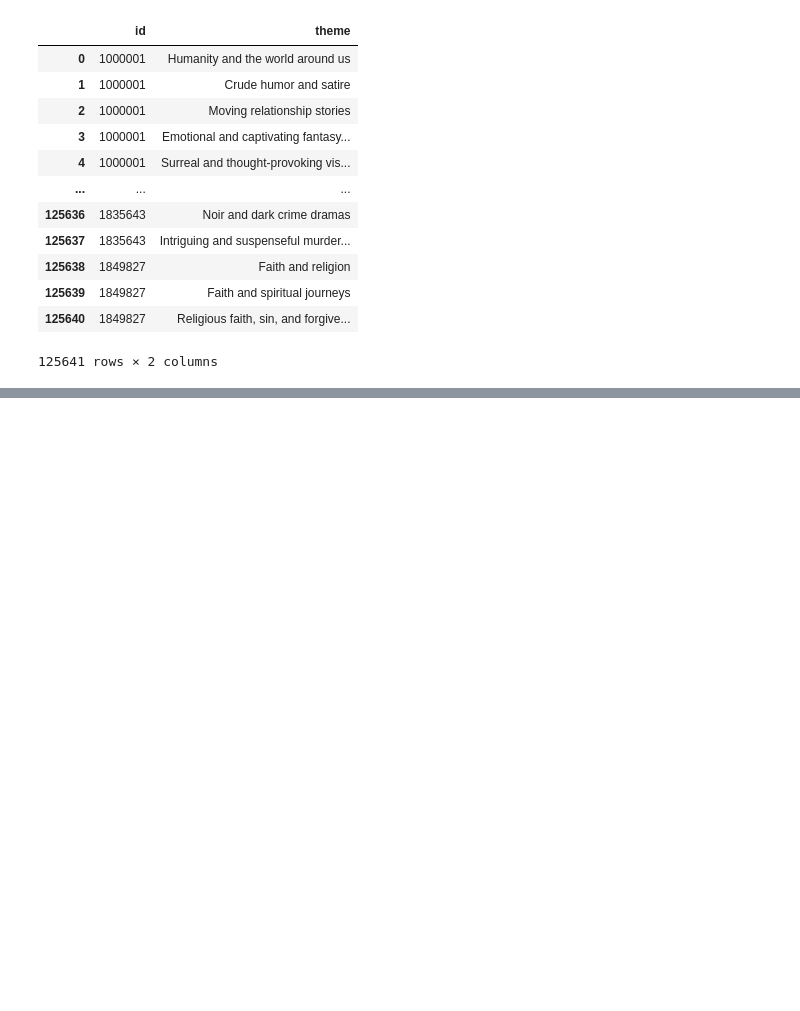
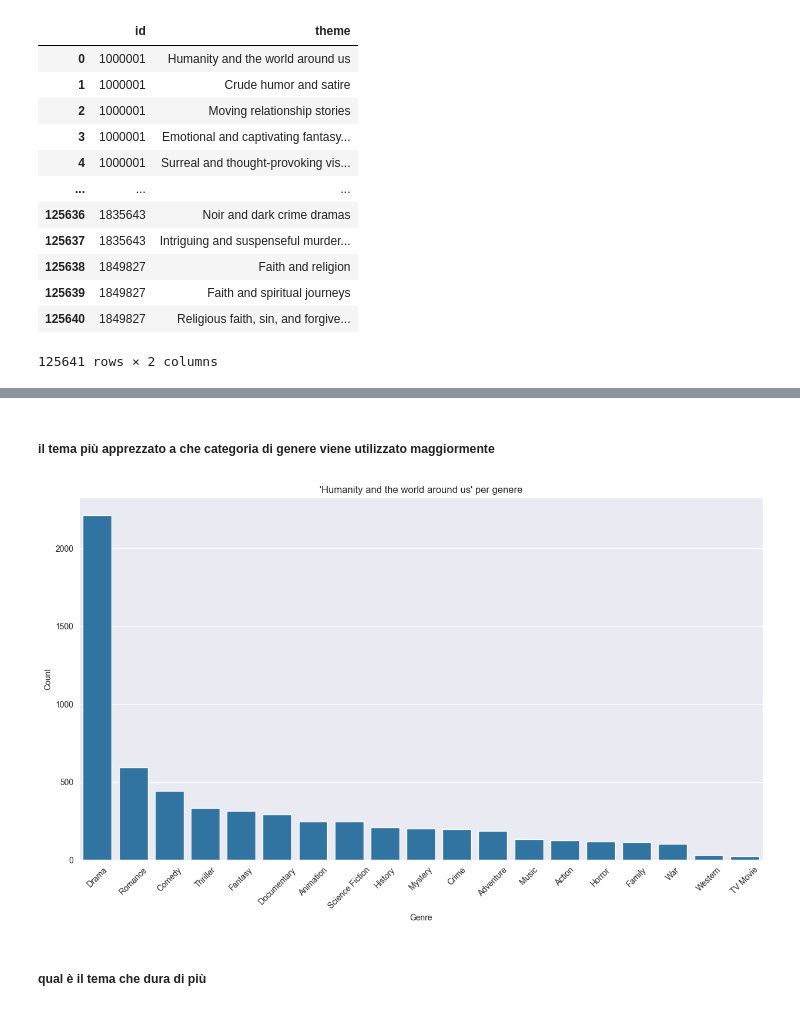
Before and after one commit to DominikGani/Domenico-Ganino-Progetto-IUM-2025, a Jupyter notebook: Main.ipynb, the cells around one changed output, grey strips where cells are left out. Drawn from its saved outputs; the diff is of its cells as text; code cells hidden in the pictures; blank space fills up the shorter version.

Commit message:
Analisi di themes, languages e studios
Analisi approfondita di altri dataset uniti al dataset principale dei film

```diff
--- a/Main.ipynb
+++ b/Main.ipynb
@@ -675,0 +675,4 @@ themes_df
+# %%
+# non utilizziamo il dataset con tutti i menbri della crew ma ci concentriamo sui direttori del film
+movies_w_themes = pd.merge(directors, themes_df, on = "id")
+movies_w_themes
@@ -675,0 +712,9 @@ themes_df
+# %%
+
+themes_avg_rating = movies_w_themes.groupby("theme")["rating"].mean().sort_values(ascending = False).reset_index(name = "avg_rating")
+# possiamo notare come i temi più graditi rispecchiano la categoria del genere infatti tra le prime posizioni troviamo dei temi drammatici e invece alle ultime posizioni troviamo temi horror
+id_best_theme = themes_avg_rating["avg_rating"].idxmax()
+
+best_theme = themes_avg_rating.loc[id_best_theme]
+print(f"il tema più apprezzato è {best_theme.theme} con una media di {best_theme.avg_rating:.3f}")
+themes_avg_rating
@@ -675,0 +736,15 @@ themes_df
+# %% [markdown]
+##### il tema più apprezzato a che categoria di genere viene utilizzato maggiormente
+# %%
+data_theme = movies_w_themes[movies_w_themes["theme"] == best_theme.theme].groupby("genre").size().reset_index(name = "n_films").sort_values("n_films", ascending = False)
+plt.figure(figsize = (15, 8))
+ax = sns.barplot(data = data_theme, x = "genre", y = "n_films")
+plt.title(f"'{best_theme.theme}' per genere")
+plt.xlabel("Genre")
+plt.ylabel("Count")
+plt.xticks(rotation = 45)
+plt.show()
+# %% [output]
+[figure, added]
+# %% [markdown]
+##### qual è il tema che dura di più
```
Also changed, not shown: parts of 42 cells of this notebook.
